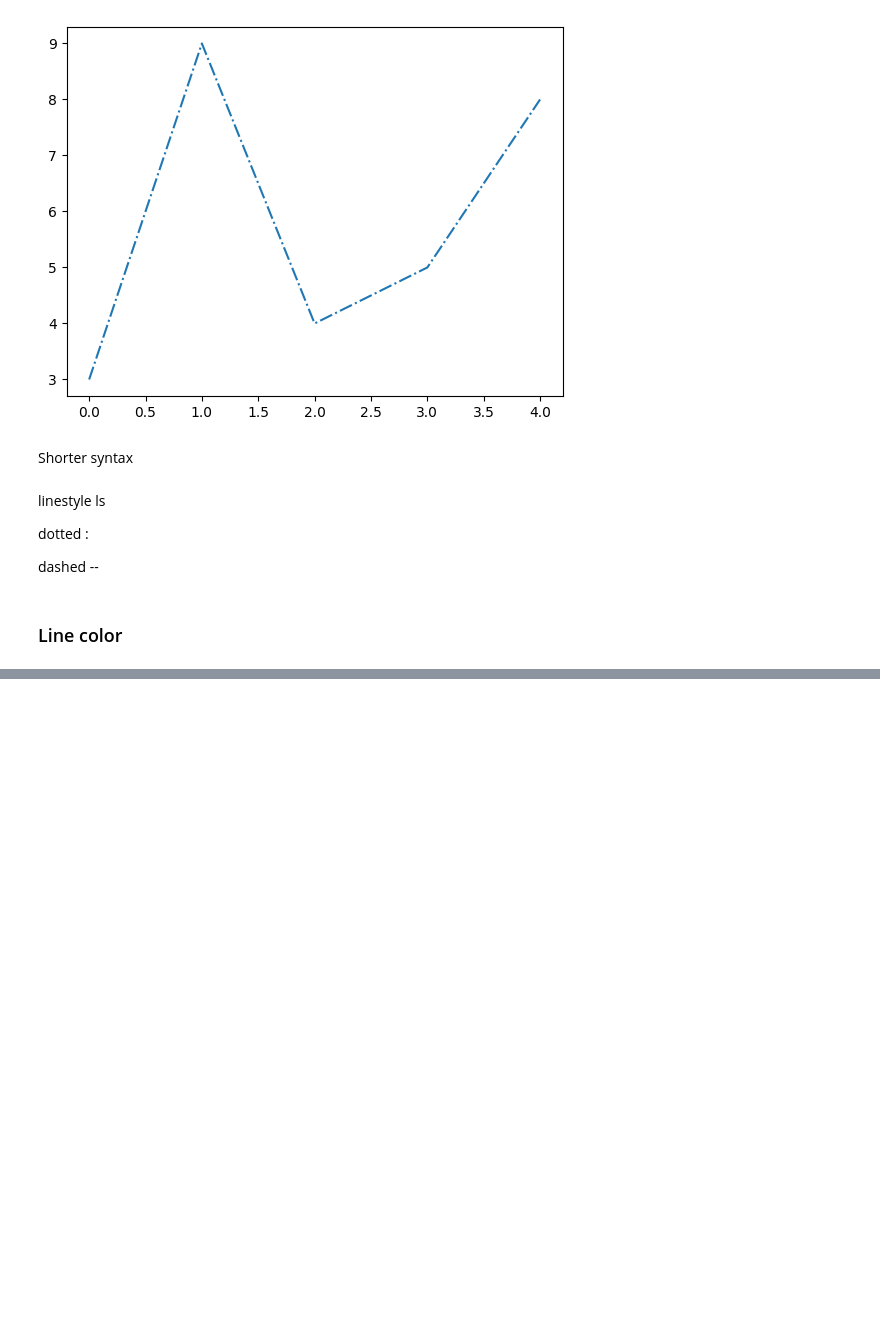
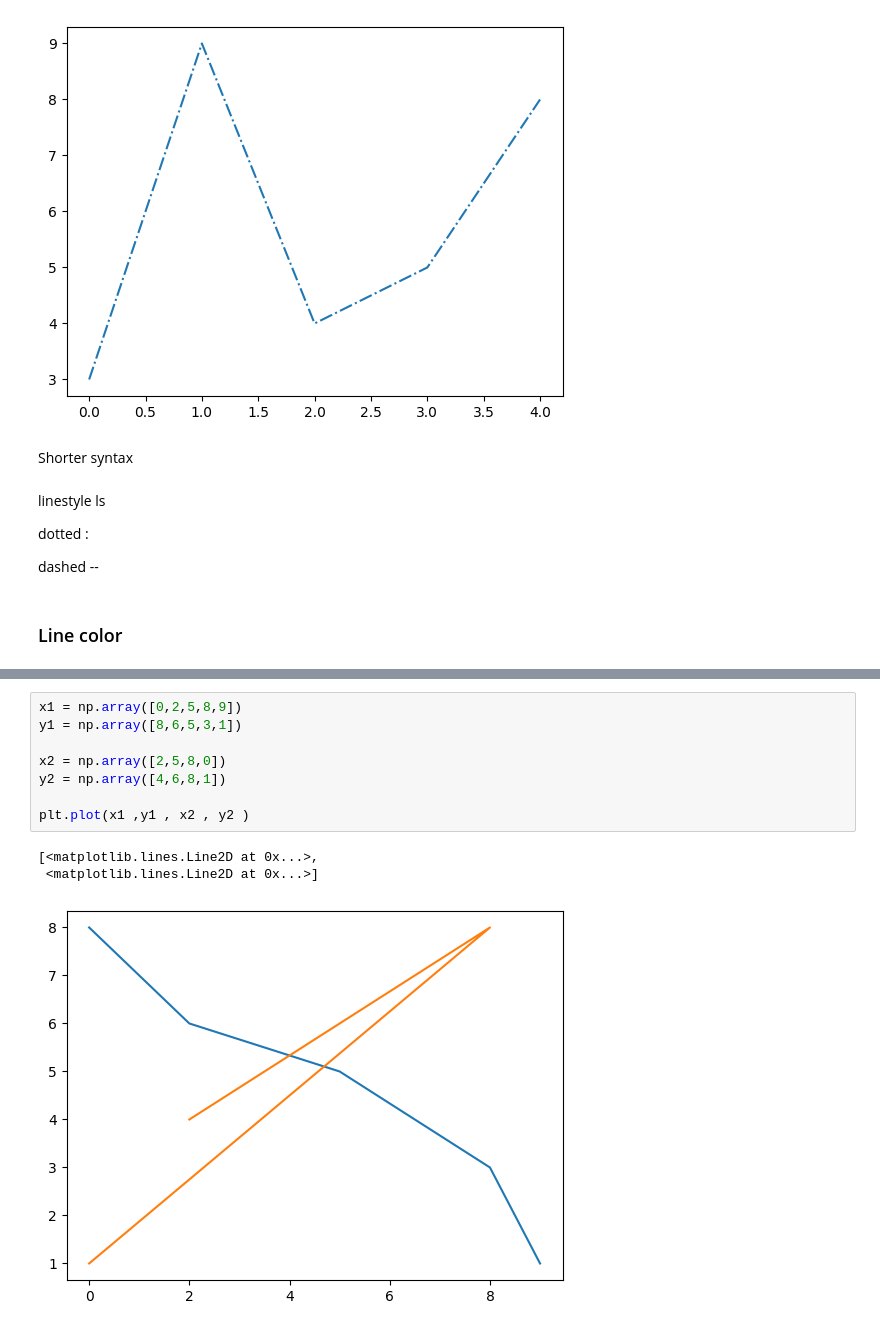
Before and after one commit to Shreyansh4Ai/Python-Stuffs, a Jupyter notebook: Pandas/DataVisualisation/Matplotlib.ipynb, the cells around one changed output, grey strips where cells are left out. Cells and saved outputs as stored; diff of their text form; blank space fills up the shorter version.

Commit message:
Matplotlib

```diff
--- a/Pandas/DataVisualisation/Matplotlib.ipynb
+++ b/Pandas/DataVisualisation/Matplotlib.ipynb
@@ -107,0 +134,12 @@ plt.show()
+# %%
+x1 = np.array([0,2,5,8,9])
+y1 = np.array([8,6,5,3,1])
+
+x2 = np.array([2,5,8,0])
+y2 = np.array([4,6,8,1])
+
+plt.plot(x1 ,y1 , x2 , y2 )
+# %% [output]
+[<matplotlib.lines.Line2D at 0x...>,
+ <matplotlib.lines.Line2D at 0x...>]
+[figure, added]
```
Also changed, not shown: parts of 12 cells of this notebook.
